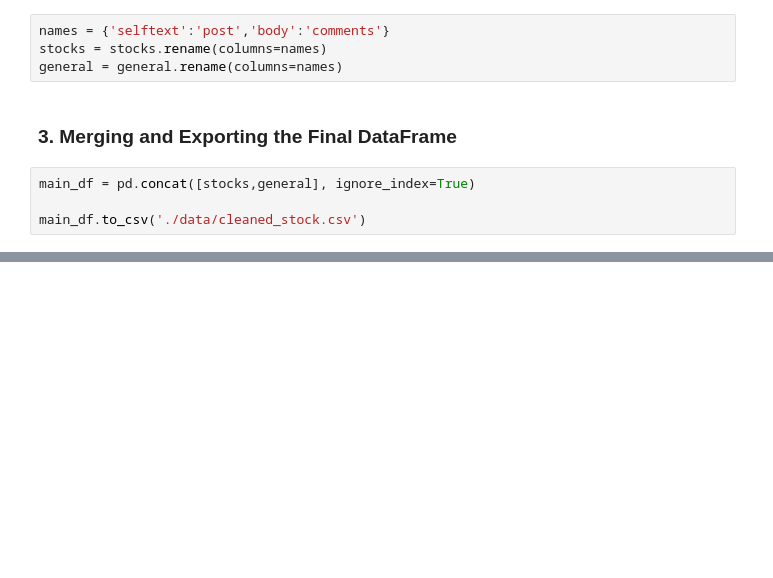
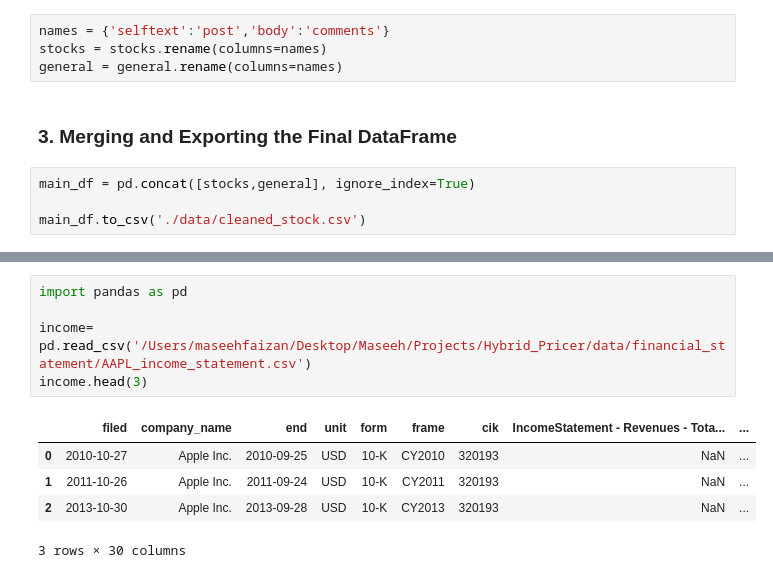
Before and after one commit to maseehfaizan/Hybrid_Pricer, a Jupyter notebook: data_cleaner.ipynb, the cells around one changed output, grey strips where cells are left out. Saved outputs shown, nothing was run; the diff lists cells and outputs as text; blank space fills up the shorter version.

```diff
--- a/data_cleaner.ipynb
+++ b/data_cleaner.ipynb
@@ -70,0 +862,11 @@ main_df.to_csv('./data/cleaned_stock.csv')
+# %%
+import pandas as pd
+
+income= pd.read_csv('/Users/maseehfaizan/Desktop/Maseeh/Projects/Hybrid_Pricer/data/financial_statement/AAPL_income_statement.csv')
+income.head(3)
+# %% [output]
+|  | filed | company_name | end | unit | form | frame | cik | IncomeStatement - Revenues - Tota... | ... |
+| 0 | 2010-10-27 | Apple Inc. | 2010-09-25 | USD | 10-K | CY2010 | 320193 | NaN | ... |
+| 1 | 2011-10-26 | Apple Inc. | 2011-09-24 | USD | 10-K | CY2011 | 320193 | NaN | ... |
+| 2 | 2013-10-30 | Apple Inc. | 2013-09-28 | USD | 10-K | CY2013 | 320193 | NaN | ... |
+3 rows × 30 columns
```
Also changed, not shown: parts of 8 cells of this notebook, 18 other files.
